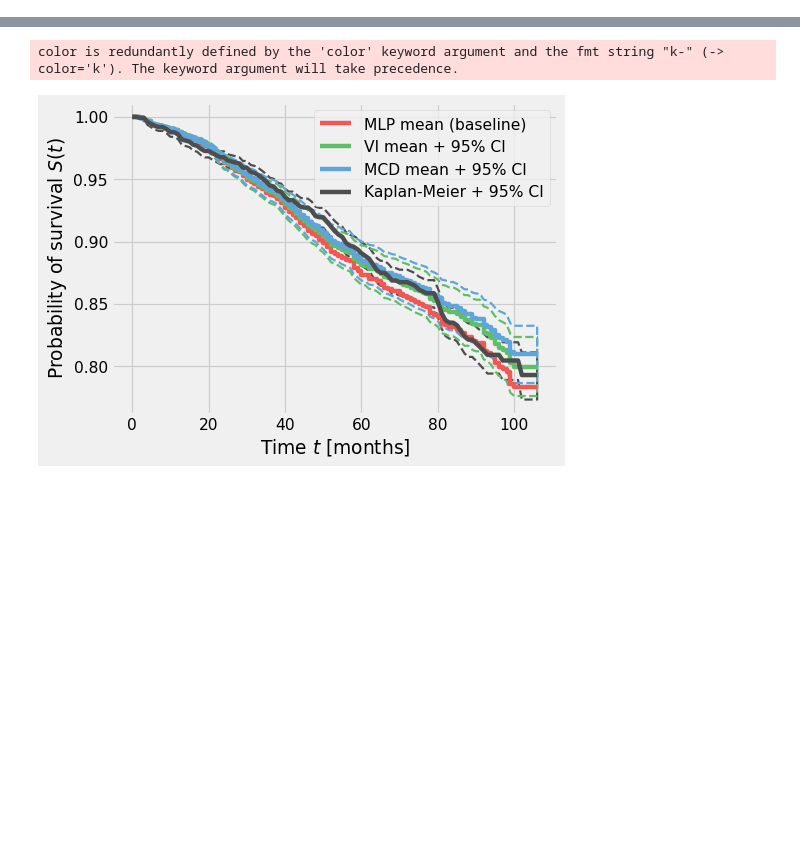
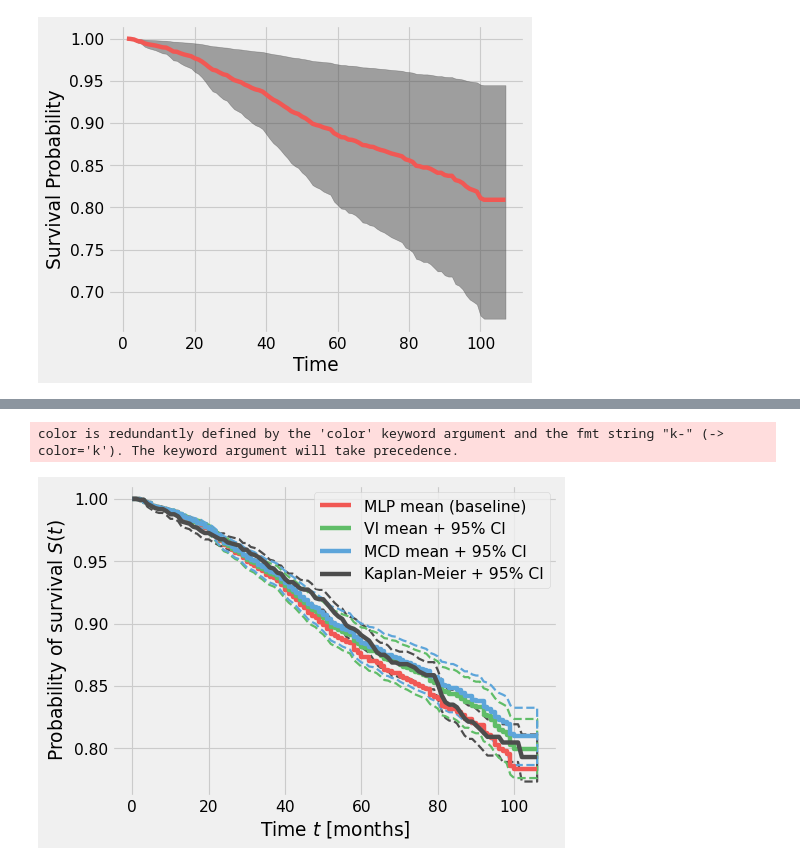
Before and after one commit to thecml/baysurv-wip, a Jupyter notebook: notebooks/model_inference.ipynb, the cells around one changed output, grey strips where cells are left out. Drawn from its saved outputs; the diff is of its cells as text; code cells hidden in the pictures; blank space fills up the shorter version.

```diff
--- a/notebooks/model_inference.ipynb
+++ b/notebooks/model_inference.ipynb
@@ -142,6 +122,21 @@ measure_model_variance(X_test)
 # %%
 # Train the Brewslow estimator for MLP and make surv funcs
-event_times = range(107)
-mlp_breslow_surv_times = get_breslow_survival_times(mlp_model, X_train, X_test, e_train, t_train, MLP_RUNS)
-vi_breslow_surv_times = get_breslow_survival_times(vi_model, X_train, X_test, e_train, t_train, VI_RUNS)
-mcd_breslow_surv_times = get_breslow_survival_times(mcd_model, X_train, X_test, e_train, t_train, MCD_RUNS)
+mcd_breslow_surv_times = get_breslow_survival_times(mcd_model, X_train, X_test, e_train, t_train, event_times, MCD_RUNS)
+# %%
+# Computer coverage
+credible_region_sizes = np.arange(0.1, 1, 0.1)
+surv_times = torch.from_numpy(mcd_breslow_surv_times)
+coverage_stats = {}
+for percentage in credible_region_sizes:
+    drop_num = math.floor(0.5 * len(X_test) * (1 - percentage))
+    lower_outputs = torch.kthvalue(surv_times, k=1 + drop_num, dim=0)[0]
+    upper_outputs = torch.kthvalue(surv_times, k=len(X_test) - drop_num, dim=0)[0]
+    coverage_stats[percentage] = coverage(event_times, upper_outputs, lower_outputs,
+                                          t_test, e_test)
+    print("C-cal:", coverage_stats)
+
+# Compute 90% credible interval
+drop_num = math.floor(0.5 * len(X_test) * (1 - 0.9))
+mean_outputs = np.mean(mcd_breslow_surv_times, axis=0)
+lower_outputs = torch.kthvalue(surv_times, k=1 + drop_num, dim=0)[0]
+upper_outputs = torch.kthvalue(surv_times, k=len(X_test) - drop_num, dim=0)[0]
@@ -147,0 +153,11 @@ mcd_breslow_surv_times = get_breslow_survival_times(mcd_model, X_train, X_test,
+# %%
+# Plot credible intervals
+plt.figure(dpi=80)
+plt.plot(event_times, np.mean(mean_outputs, axis=0), label="Mean surv", color=TFColor[0])
+plt.fill_between(event_times, upper_outputs[0,:], lower_outputs[0,:], color=TFColor[8], alpha=0.5)
+plt.xlabel("Time")
+plt.ylabel("Survival Probability")
+plt.tight_layout()
+plt.show()
+# %% [output]
+[figure, added]
```
Also changed, not shown: parts of 5 cells of this notebook, 44 other files.
